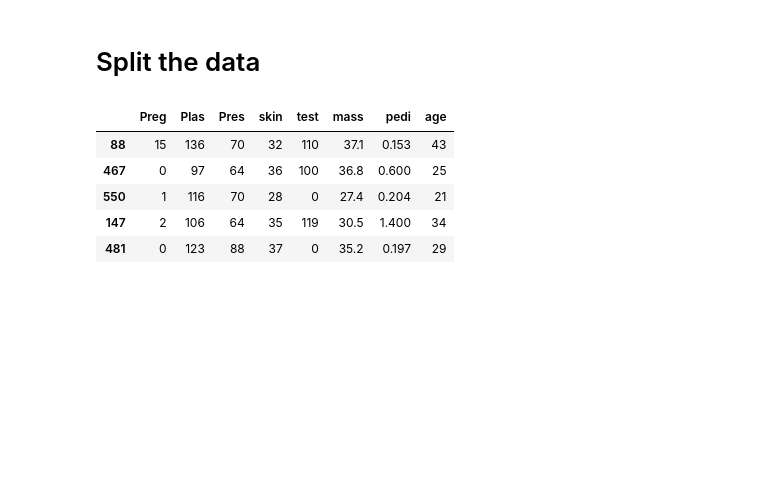
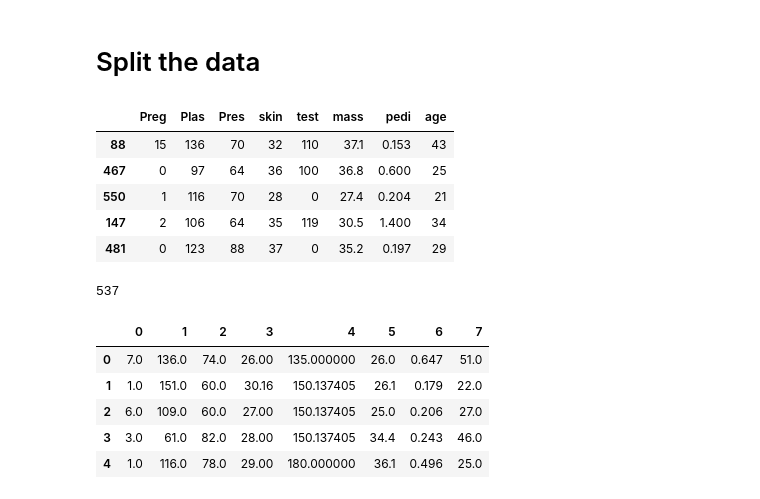
Before and after one commit to Iamsbharti/ML-AI, a Jupyter notebook: algorithms/Logistics-Regression/diabetes_classification.ipynb, the cells around one changed output. Saved outputs shown, nothing was run; the diff lists cells and outputs as text; code cells hidden in the pictures; blank space fills up the shorter version.

Commit message:
i/p data transformation , filling zeros :rocket:

```diff
--- a/algorithms/Logistics-Regression/diabetes_classification.ipynb
+++ b/algorithms/Logistics-Regression/diabetes_classification.ipynb
@@ -91,3 +91,26 @@ x_train.head()
 | 550 | 1 | 116 | 70 | 28 | 0 | 27.4 | 0.204 | 21 |
 | 147 | 2 | 106 | 64 | 35 | 119 | 30.5 | 1.400 | 34 |
 | 481 | 0 | 123 | 88 | 37 | 0 | 35.2 | 0.197 | 29 |
+# %%
+# finding the zeros in the dataset and replacing them with serial mean
+len(x_train.values==0)
+# %% [output]
+537
+# %%
+# Imputation transformer for completing missing values.
+from sklearn.impute import SimpleImputer
+replace_0 = SimpleImputer(missing_values=0, strategy='mean')
+# we will retrieve the column names , so that we can apply to df when it is transformed
+cols = x_train.columns
+
+x_train = pd.DataFrame(replace_0.fit_transform(x_train))
+x_test = pd.DataFrame(replace_0.fit_transform(x_test))
+# %%
+x_test.head()
+# %% [output]
+|  | 0 | 1 | 2 | 3 | 4 | 5 | 6 | 7 |
+| 0 | 7.0 | 136.0 | 74.0 | 26.00 | 135.000000 | 26.0 | 0.647 | 51.0 |
+| 1 | 1.0 | 151.0 | 60.0 | 30.16 | 150.137405 | 26.1 | 0.179 | 22.0 |
+| 2 | 6.0 | 109.0 | 60.0 | 27.00 | 150.137405 | 25.0 | 0.206 | 27.0 |
+| 3 | 3.0 | 61.0 | 82.0 | 28.00 | 150.137405 | 34.4 | 0.243 | 46.0 |
+| 4 | 1.0 | 116.0 | 78.0 | 29.00 | 180.000000 | 36.1 | 0.496 | 25.0 |
```
Also changed, not shown: parts of 2 cells of this notebook.
